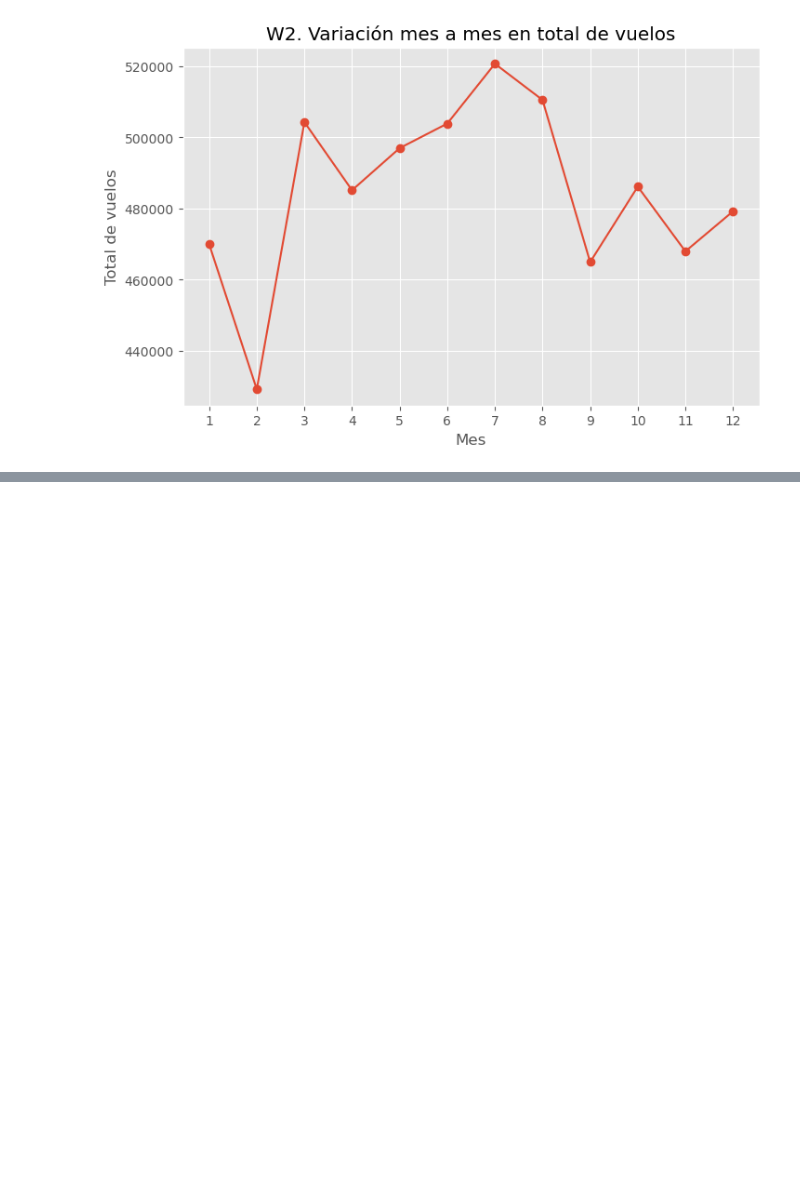
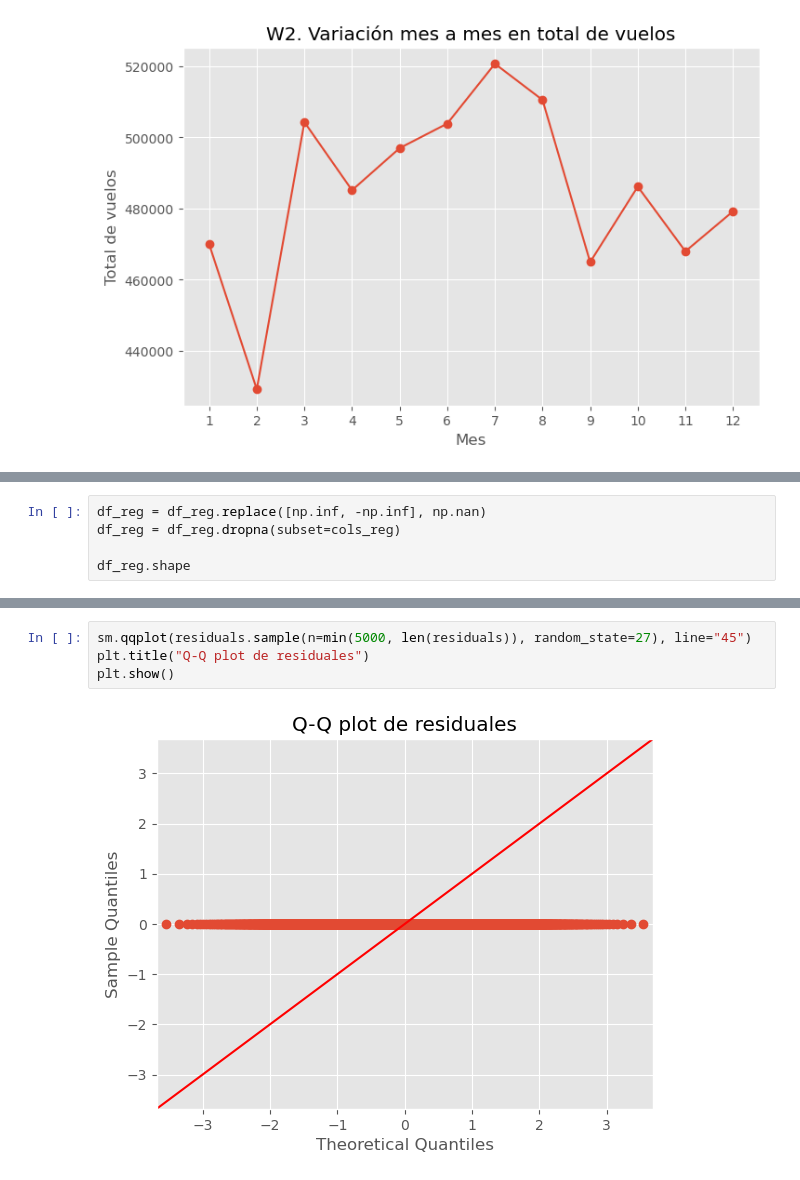
Before and after one commit to dianaba27/flights-data-engineering-a, a Jupyter notebook: flights_analytics.ipynb, the cells around one changed output, grey strips where cells are left out. Drawn from its saved outputs; the diff is of its cells as text; blank space fills up the shorter version.

```diff
--- a/flights_analytics.ipynb
+++ b/flights_analytics.ipynb
@@ -347,0 +403,5 @@ plt.show()
+# %%
+df_reg = df_reg.replace([np.inf, -np.inf], np.nan)
+df_reg = df_reg.dropna(subset=cols_reg)
+
+df_reg.shape
@@ -347,0 +520,6 @@ plt.show()
+# %%
+sm.qqplot(residuals.sample(n=min(5000, len(residuals)), random_state=27), line="45")
+plt.title("Q-Q plot de residuales")
+plt.show()
+# %% [output]
+[figure, added]
```
Also changed, not shown: parts of 31 cells of this notebook.
